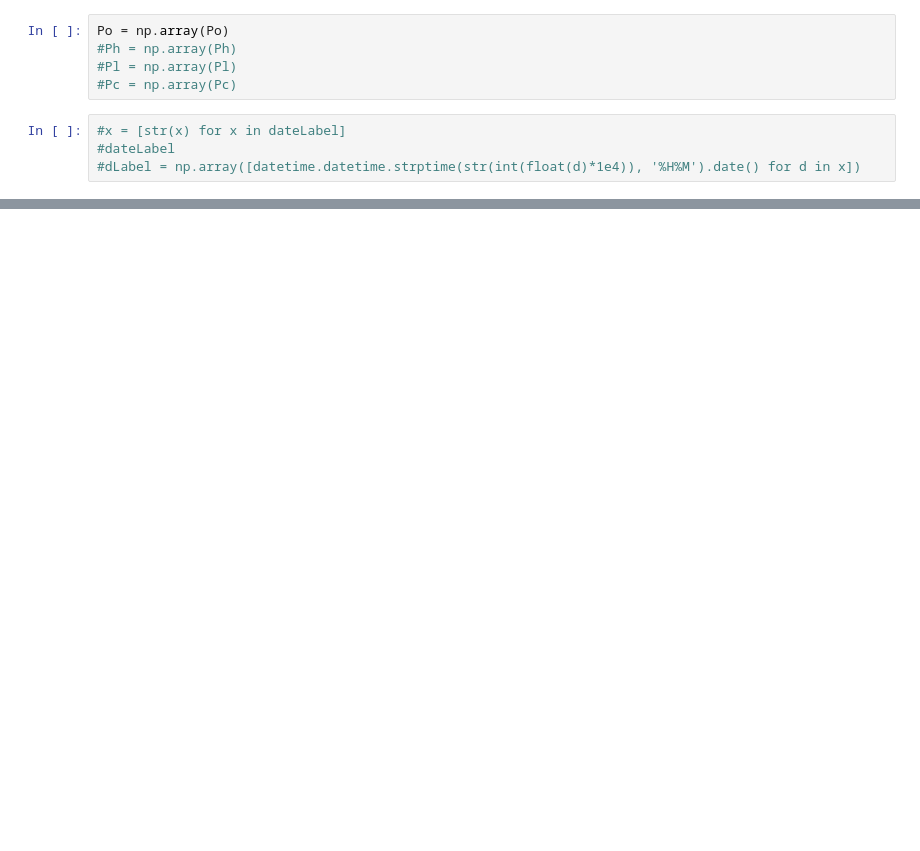
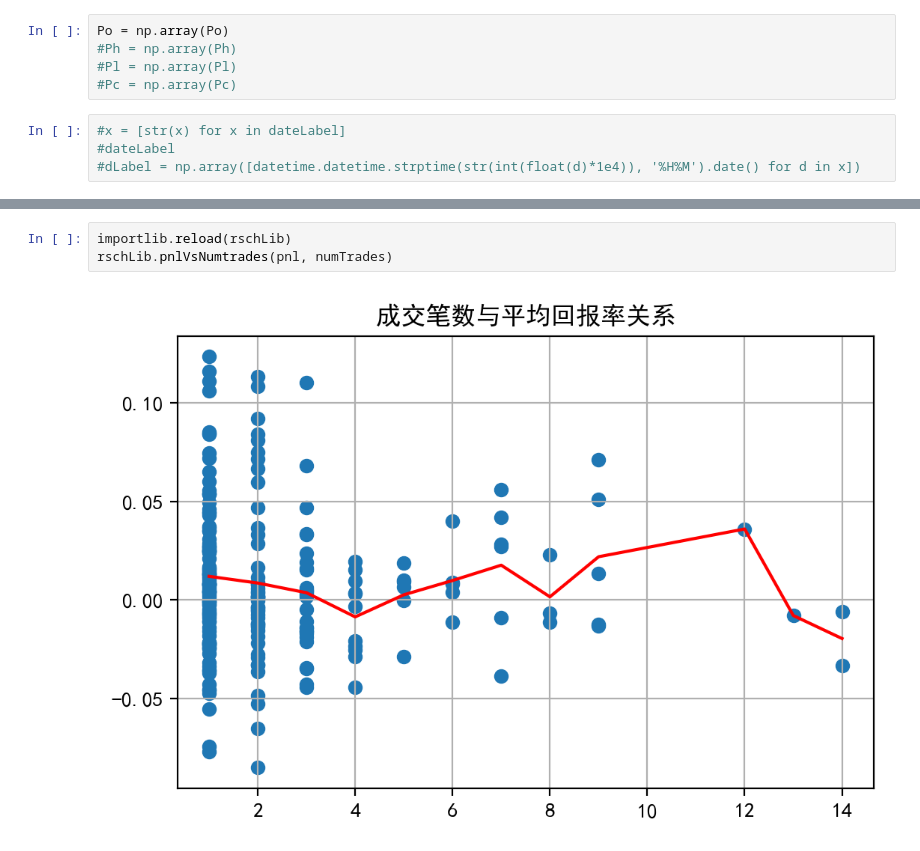
Before and after one commit to xudong2019/coresearch, a Jupyter notebook: 鹏晖量化1号/analysis.ipynb, the cells around one changed output, grey strips where cells are left out. Cells and saved outputs as stored; diff of their text form; blank space fills up the shorter version.

```diff
--- a/鹏晖量化1号/analysis.ipynb
+++ b/鹏晖量化1号/analysis.ipynb
@@ -221 +216,6 @@ def getPnl():
+# %%
+importlib.reload(rschLib)
+rschLib.pnlVsNumtrades(pnl, numTrades)
+# %% [output]
+[figure, added]
 # %%
```
Also changed, not shown: parts of 14 cells of this notebook, 28 other files.
